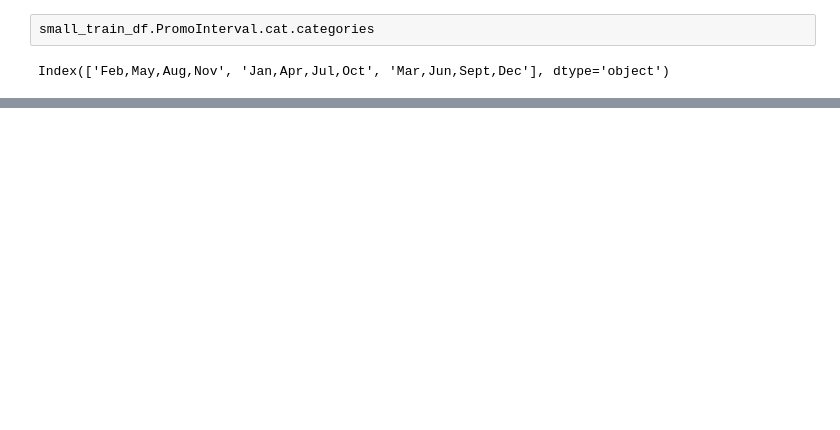
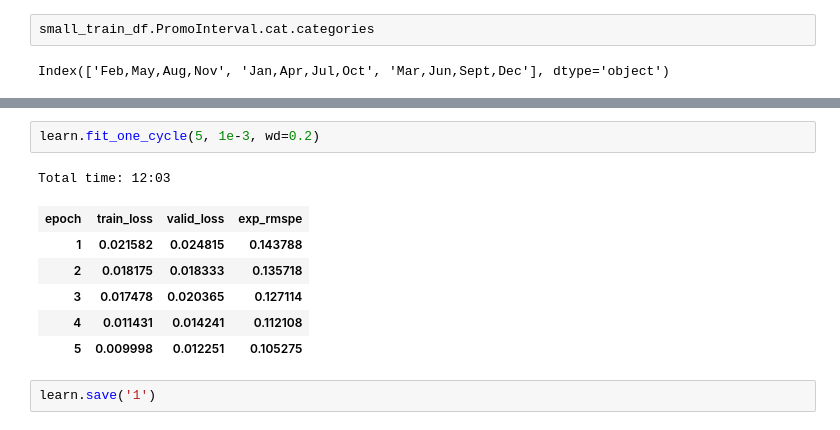
Before and after one commit to Data-drone/fast_ai_homework, a Jupyter notebook: week_6_rossman.ipynb, the cells around one changed output, grey strips where cells are left out. Drawn from its saved outputs; the diff is of its cells as text; blank space fills up the shorter version.

```diff
--- a/week_6_rossman.ipynb
+++ b/week_6_rossman.ipynb
@@ -111,0 +217,12 @@ KeyError: 'CompetitionDistance_na'
+# %%
+learn.fit_one_cycle(5, 1e-3, wd=0.2)
+# %% [output]
+Total time: 12:03
+| epoch | train_loss | valid_loss | exp_rmspe |
+| 1 | 0.021582 | 0.024815 | 0.143788 |
+| 2 | 0.018175 | 0.018333 | 0.135718 |
+| 3 | 0.017478 | 0.020365 | 0.127114 |
+| 4 | 0.011431 | 0.014241 | 0.112108 |
+| 5 | 0.009998 | 0.012251 | 0.105275 |
+# %%
+learn.save('1')
```
Also changed, not shown: parts of 33 cells of this notebook.
